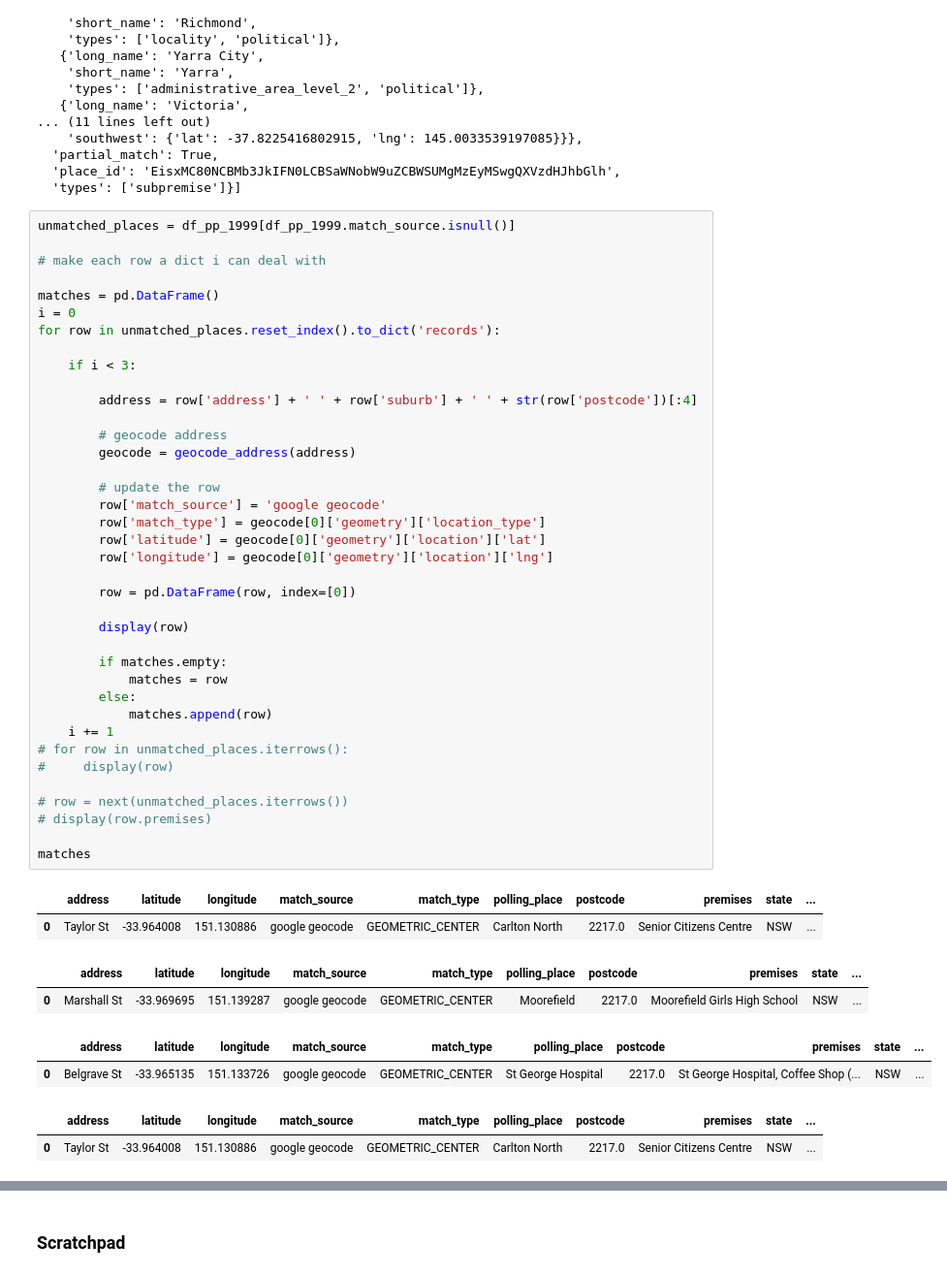
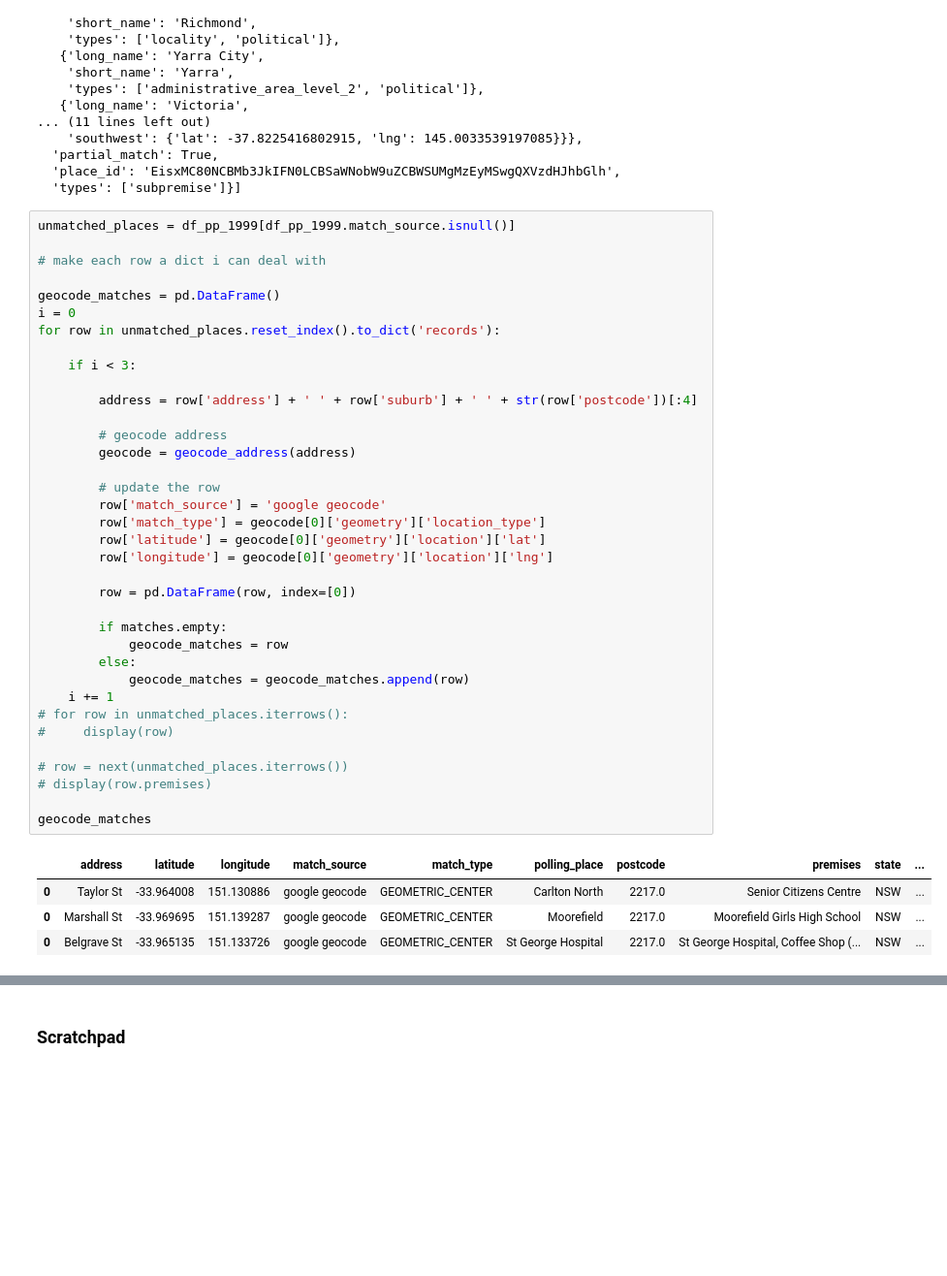
Before and after one commit to jaketclarke/australian_referenda, a Jupyter notebook: referenda_1999_geocode_polling_places.ipynb, the cells around one changed output, grey strips where cells are left out. Shown at 97% size. Saved outputs shown, nothing was run; the diff lists cells and outputs as text; blank space fills up the shorter version.

Commit message:
example code merging google geocode results back into df

```diff
--- a/referenda_1999_geocode_polling_places.ipynb
+++ b/referenda_1999_geocode_polling_places.ipynb
@@ -738,45 +738,39 @@ unmatched_places = df_pp_1999[df_pp_1999.match_source.isnull()]
 
 # make each row a dict i can deal with
 
-matches = pd.DataFrame()
+geocode_matches = pd.DataFrame()
 i = 0
 for row in unmatched_places.reset_index().to_dict('records'):
 
     if i < 3:
 
         address = row['address'] + ' ' + row['suburb'] + ' ' + str(row['postcode'])[:4]
 
         # geocode address
         geocode = geocode_address(address)
 
         # update the row
         row['match_source'] = 'google geocode'
         row['match_type'] = geocode[0]['geometry']['location_type']
         row['latitude'] = geocode[0]['geometry']['location']['lat']
         row['longitude'] = geocode[0]['geometry']['location']['lng']
 
         row = pd.DataFrame(row, index=[0])
 
-        display(row)
-
         if matches.empty:
-            matches = row
+            geocode_matches = row
         else:
-            matches.append(row)
+            geocode_matches = geocode_matches.append(row)
     i += 1
 # for row in unmatched_places.iterrows():
 #     display(row)
 
 # row = next(unmatched_places.iterrows())
 # display(row.premises)
 
-matches
+geocode_matches
 # %% [output]
 |  | address | latitude | longitude | match_source | match_type | polling_place | postcode | premises | state | ... |
 | 0 | Taylor St | -33.964008 | 151.130886 | google geocode | GEOMETRIC_CENTER | Carlton North | 2217.0 | Senior Citizens Centre | NSW | ... |
+| 0 | Marshall St | -33.969695 | 151.139287 | google geocode | GEOMETRIC_CENTER | Moorefield | 2217.0 | Moorefield Girls High School | NSW | ... |
+| 0 | Belgrave St | -33.965135 | 151.133726 | google geocode | GEOMETRIC_CENTER | St George Hospital | 2217.0 | St George Hospital, Coffee Shop (... | NSW | ... |
-|  | address | latitude | longitude | match_source | match_type | polling_place | postcode | premises | state | ... |
-| 0 | Marshall St | -33.969695 | 151.139287 | google geocode | GEOMETRIC_CENTER | Moorefield | 2217.0 | Moorefield Girls High School | NSW | ... |
-|  | address | latitude | longitude | match_source | match_type | polling_place | postcode | premises | state | ... |
-| 0 | Belgrave St | -33.965135 | 151.133726 | google geocode | GEOMETRIC_CENTER | St George Hospital | 2217.0 | St George Hospital, Coffee Shop (... | NSW | ... |
-|  | address | latitude | longitude | match_source | match_type | polling_place | postcode | premises | state | ... |
-| 0 | Taylor St | -33.964008 | 151.130886 | google geocode | GEOMETRIC_CENTER | Carlton North | 2217.0 | Senior Citizens Centre | NSW | ... |
```
Also changed, not shown: parts of 1 cell of this notebook.
